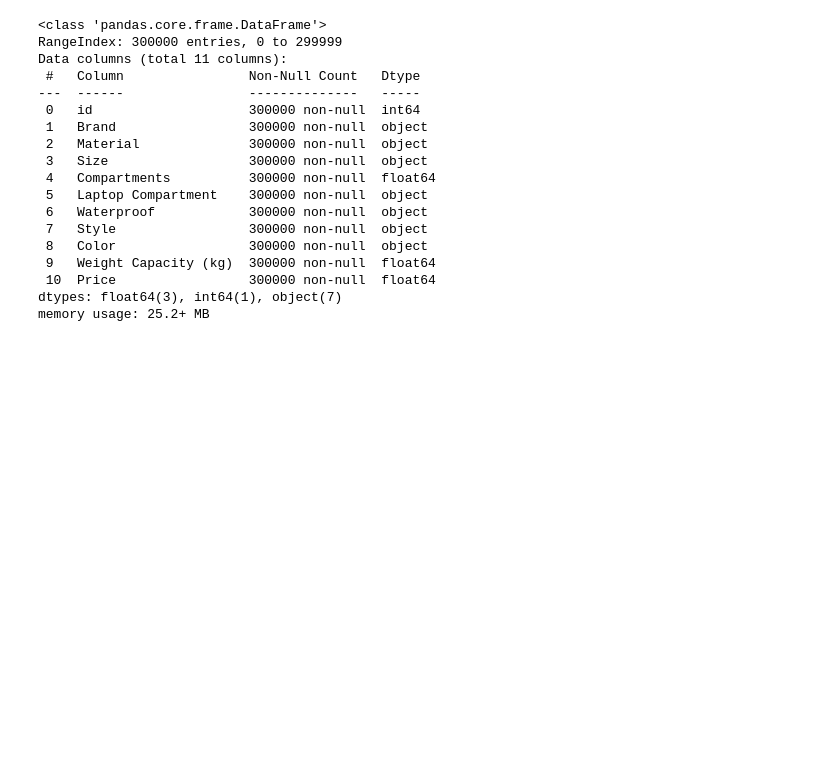
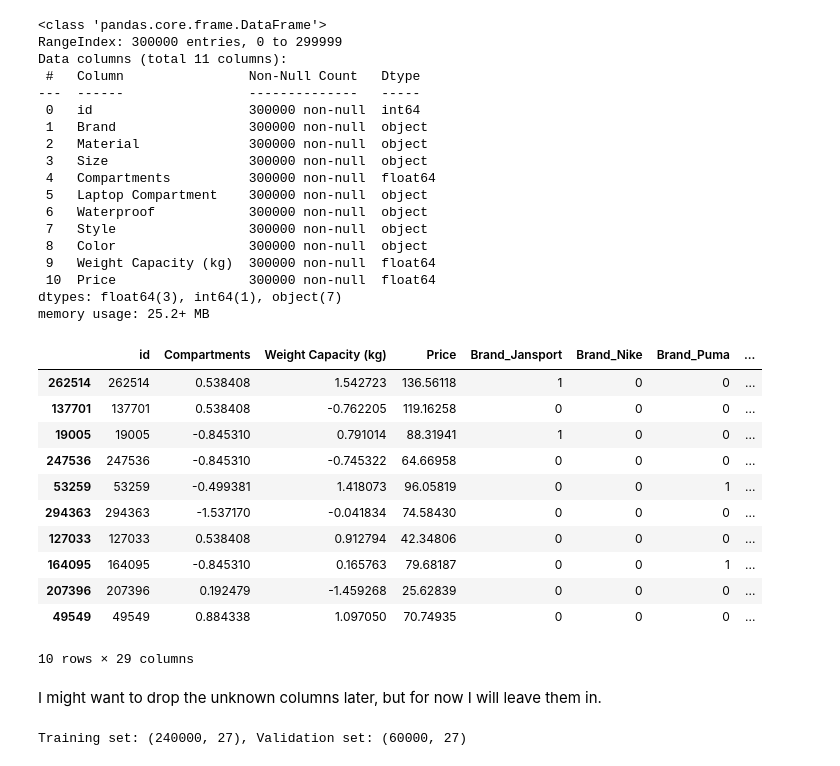
Before and after one commit to hughese4/Backpack-Prediction-Challenge, a Jupyter notebook: Backpack.ipynb, the cells around one changed output. Cells and saved outputs as stored; diff of their text form; code cells hidden in the pictures; blank space fills up the shorter version.

```diff
--- a/Backpack.ipynb
+++ b/Backpack.ipynb
@@ -142,3 +142,8 @@ Data columns (total 11 columns):
  10  Price                 300000 non-null  float64
 dtypes: float64(3), int64(1), object(7)
 memory usage: 25.2+ MB
+# %%
+for col in categ_cols:
+    copy_train_data[col] = copy_train_data[col].astype(str)
+    copy_train_data[col] = copy_train_data[col].fillna("Unknown")
+    copy_train_data[col] = copy_train_data[col].replace("nan", "Unknown")
@@ -144,0 +153,8 @@ memory usage: 25.2+ MB
+# %%
+from sklearn.preprocessing import StandardScaler
+
+num_cols = ["Compartments", "Weight Capacity (kg)"]
+scaler = StandardScaler()
+
+# standardize
+OHE_df[num_cols] = scaler.fit_transform(OHE_df[num_cols])
@@ -144,0 +168,32 @@ memory usage: 25.2+ MB
+# %%
+OHE_df.sample(10)
+# %% [output]
+|  | id | Compartments | Weight Capacity (kg) | Price | Brand_Jansport | Brand_Nike | Brand_Puma | ... |
+| 262514 | 262514 | 0.538408 | 1.542723 | 136.56118 | 1 | 0 | 0 | ... |
+| 137701 | 137701 | 0.538408 | -0.762205 | 119.16258 | 0 | 0 | 0 | ... |
+| 19005 | 19005 | -0.845310 | 0.791014 | 88.31941 | 1 | 0 | 0 | ... |
+| 247536 | 247536 | -0.845310 | -0.745322 | 64.66958 | 0 | 0 | 0 | ... |
+| 53259 | 53259 | -0.499381 | 1.418073 | 96.05819 | 0 | 0 | 1 | ... |
+| 294363 | 294363 | -1.537170 | -0.041834 | 74.58430 | 0 | 0 | 0 | ... |
+| 127033 | 127033 | 0.538408 | 0.912794 | 42.34806 | 0 | 0 | 0 | ... |
+| 164095 | 164095 | -0.845310 | 0.165763 | 79.68187 | 0 | 0 | 1 | ... |
+| 207396 | 207396 | 0.192479 | -1.459268 | 25.62839 | 0 | 0 | 0 | ... |
+| 49549 | 49549 | 0.884338 | 1.097050 | 70.74935 | 0 | 0 | 0 | ... |
+10 rows × 29 columns
+# %% [markdown]
+I might want to drop the unknown columns later, but for now I will leave them in.
+# %%
+from sklearn.model_selection import train_test_split
+
+# I don't want to keep typing OHE_df
+df = OHE_df
+
+X = df.drop(columns=["id", "Price"])
+y = df["Price"]
+
+# Split data
+X_train, X_val, y_train, y_val = train_test_split(X, y, test_size=0.2, random_state=7) # 80/20 split
+
+print(f"Training set: {X_train.shape}, Validation set: {X_val.shape}")
+# %% [output]
+Training set: (240000, 27), Validation set: (60000, 27)
```
Also changed, not shown: parts of 14 cells of this notebook.
